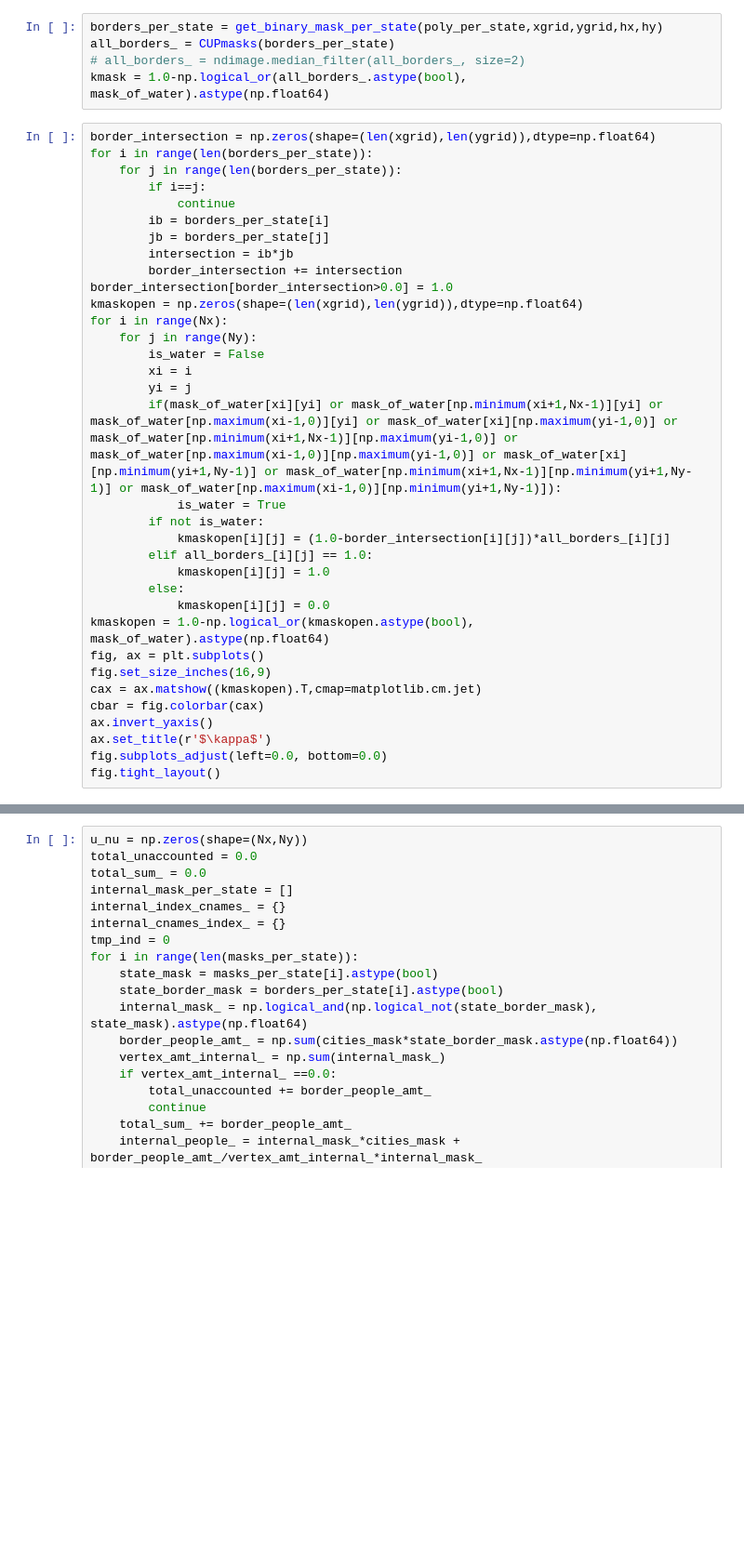
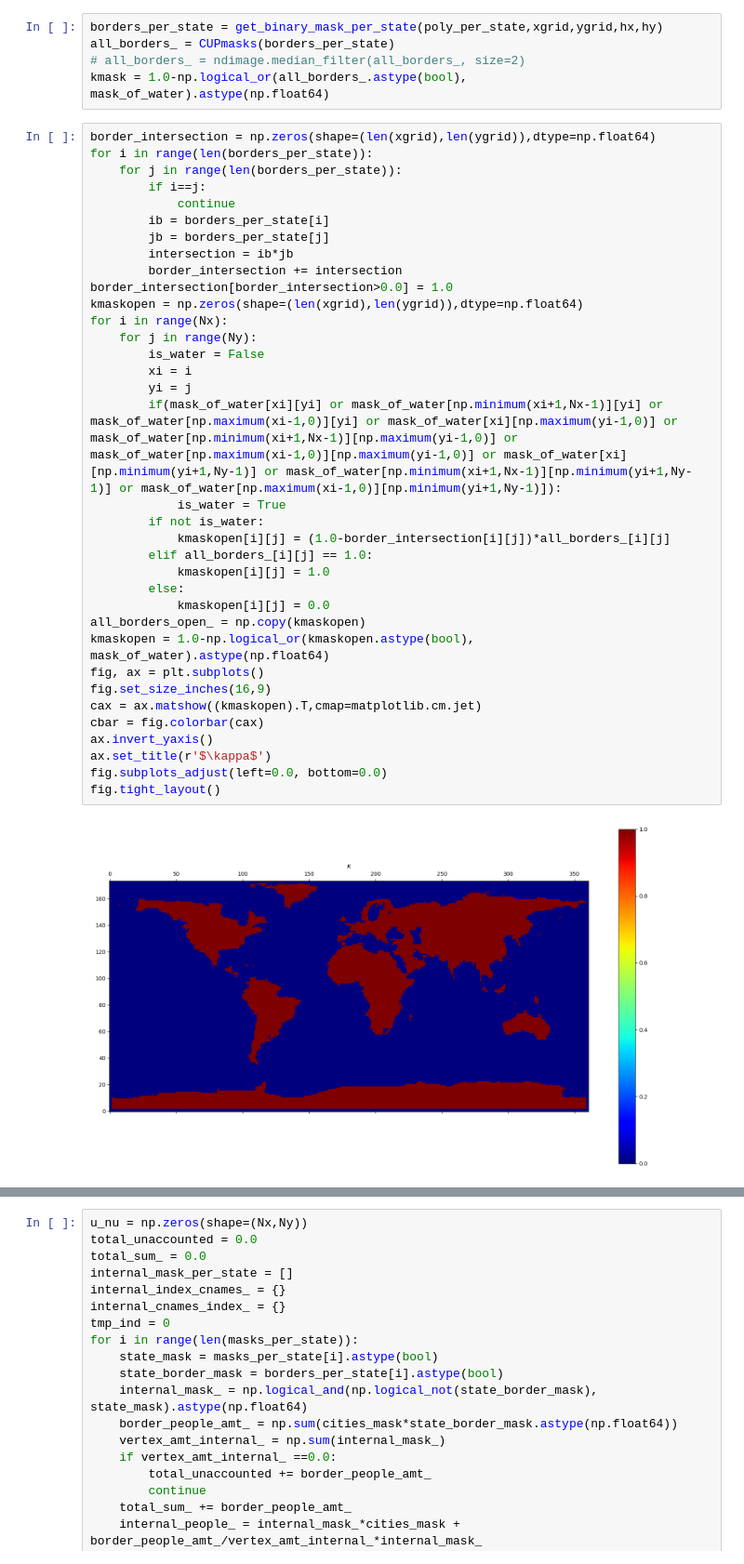
Before and after one commit to RepnikovPavel/GlobalDynamics, a Jupyter notebook: code.ipynb, the cells around one changed output, grey strips where cells are left out. Shown at 93% size. Cells and saved outputs as stored; diff of their text form; blank space fills up the shorter version.

```diff
--- a/code.ipynb
+++ b/code.ipynb
@@ -85,33 +89,36 @@ for i in range(len(borders_per_state)):
         if i==j:
             continue
         ib = borders_per_state[i]
         jb = borders_per_state[j]
         intersection = ib*jb
         border_intersection += intersection
 border_intersection[border_intersection>0.0] = 1.0
 kmaskopen = np.zeros(shape=(len(xgrid),len(ygrid)),dtype=np.float64)
 for i in range(Nx):
     for j in range(Ny):
         is_water = False
         xi = i
         yi = j
         if(mask_of_water[xi][yi] or mask_of_water[np.minimum(xi+1,Nx-1)][yi] or mask_of_water[np.maximum(xi-1,0)][yi] or mask_of_water[xi][np.maximum(yi-1,0)] or mask_of_water[np.minimum(xi+1,Nx-1)][np.maximum(yi-1,0)] or mask_of_water[np.maximum(xi-1,0)][np.maximum(yi-1,0)] or mask_of_water[xi][np.minimum(yi+1,Ny-1)] or mask_of_water[np.minimum(xi+1,Nx-1)][np.minimum(yi+1,Ny-1)] or mask_of_water[np.maximum(xi-1,0)][np.minimum(yi+1,Ny-1)]):
             is_water = True
         if not is_water:
             kmaskopen[i][j] = (1.0-border_intersection[i][j])*all_borders_[i][j]
         elif all_borders_[i][j] == 1.0:
             kmaskopen[i][j] = 1.0
         else:
             kmaskopen[i][j] = 0.0
+all_borders_open_ = np.copy(kmaskopen)
 kmaskopen = 1.0-np.logical_or(kmaskopen.astype(bool), mask_of_water).astype(np.float64)
 fig, ax = plt.subplots()
 fig.set_size_inches(16,9)
 cax = ax.matshow((kmaskopen).T,cmap=matplotlib.cm.jet)
 cbar = fig.colorbar(cax)
 ax.invert_yaxis()
 ax.set_title(r'$\kappa$')
 fig.subplots_adjust(left=0.0, bottom=0.0)
 fig.tight_layout()
+# %% [output]
+[figure, added]
 # %%
 fig, ax = plt.subplots()
 fig.set_size_inches(16,9)
```
Also changed, not shown: parts of 23 cells of this notebook, 4 other files.
